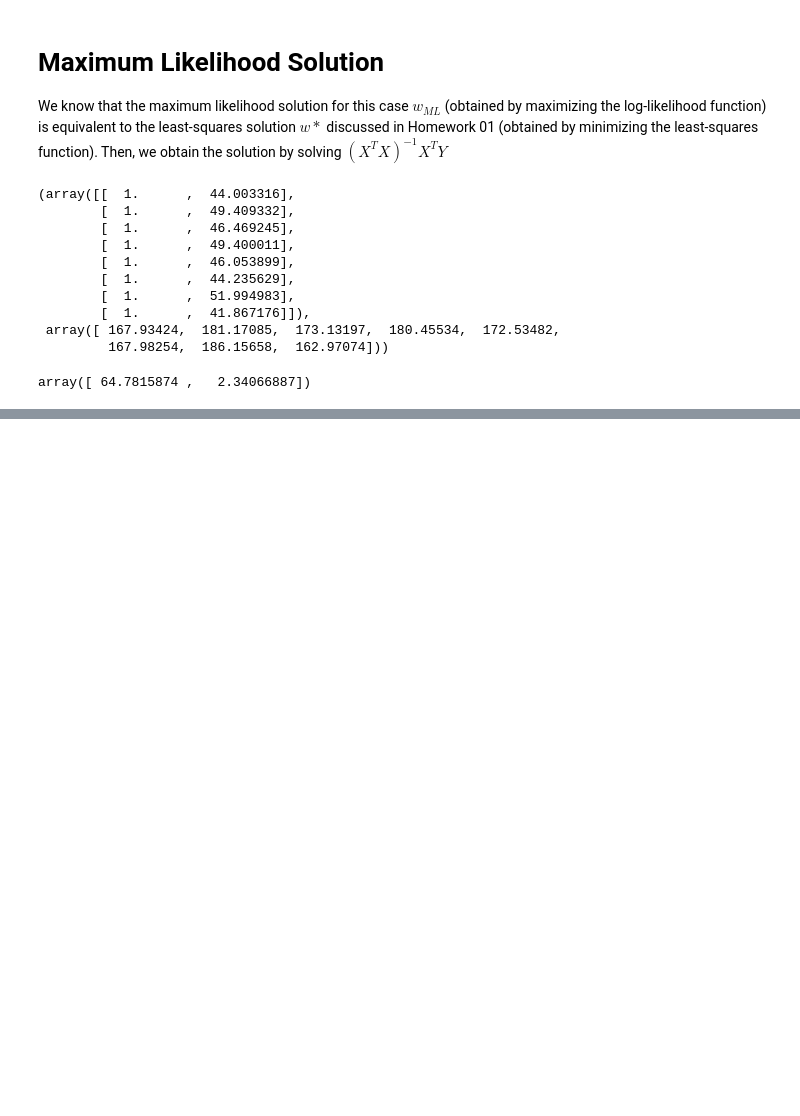
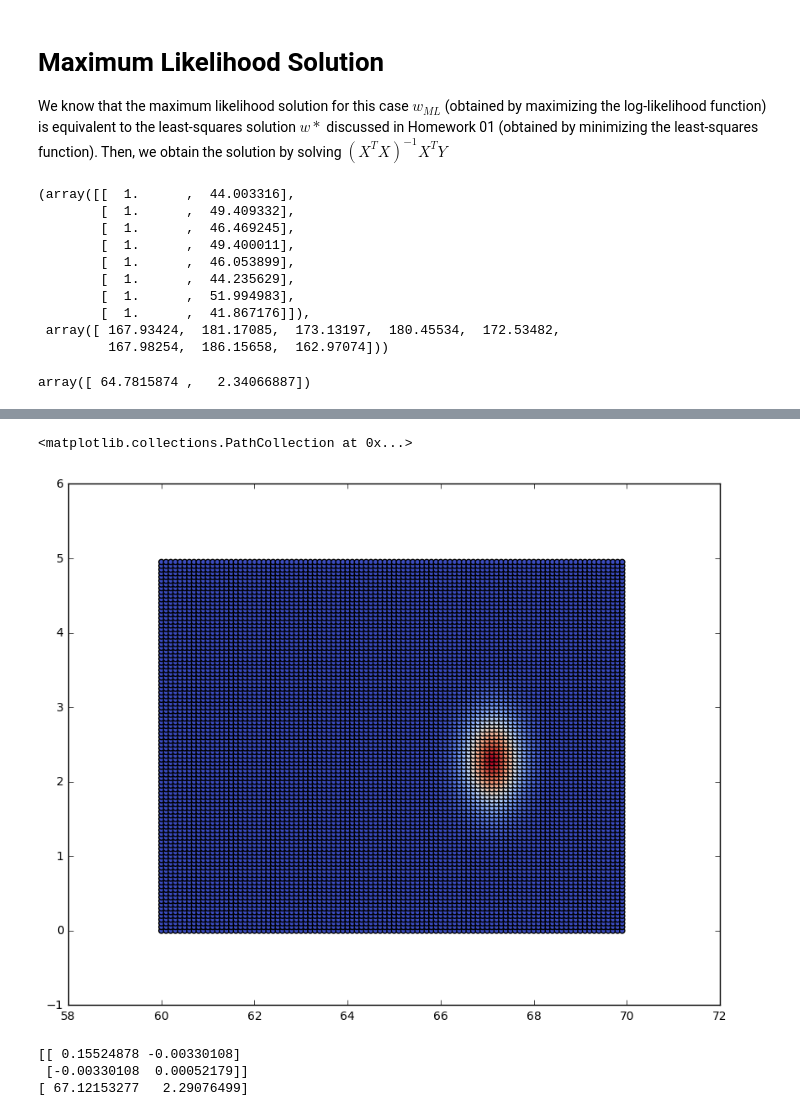
Before and after one commit to phgcarva/atai-notebooks-machine-learning, a Jupyter notebook: 05 - Bayesian Regression/Exercise 01.ipynb, the cells around one changed output, grey strips where cells are left out. Saved outputs shown, nothing was run; the diff lists cells and outputs as text; code cells hidden in the pictures; blank space fills up the shorter version.

```diff
--- a/05 - Bayesian Regression/Exercise 01.ipynb
+++ b/05 - Bayesian Regression/Exercise 01.ipynb
@@ -99,0 +106,9 @@ cov = mse(df[0].values, df[1].values, np.array([n, m]))
+# %%
+x = np.array([(x,y) for x in np.arange(60, 70, 0.1) for y in np.arange(0, 5, 0.05)])
+dist = stats.multivariate_normal.pdf(x, mean=[n,m], cov=cov)
+
+plt.figure(figsize=(10,8))
+plt.scatter([p[0] for p in x], [p[1] for p in x], c=dist, cmap=mpl.cm.coolwarm)
+# %% [output]
+<matplotlib.collections.PathCollection at 0x...>
+[figure, added]
@@ -99,0 +130,10 @@ cov = mse(df[0].values, df[1].values, np.array([n, m]))
+# %%
+cp = cov_posteriori(cov, X, cov_ml*np.eye(2))
+wp = w_posteriori(X, t, cov, np.array([n, m]), cp, cov_ml*np.eye(2))
+
+print(cp)
+print(wp)
+# %% [output]
+[[ 0.15524878 -0.00330108]
+ [-0.00330108  0.00052179]]
+[ 67.12153277   2.29076499]
```
Also changed, not shown: parts of 14 cells of this notebook.
